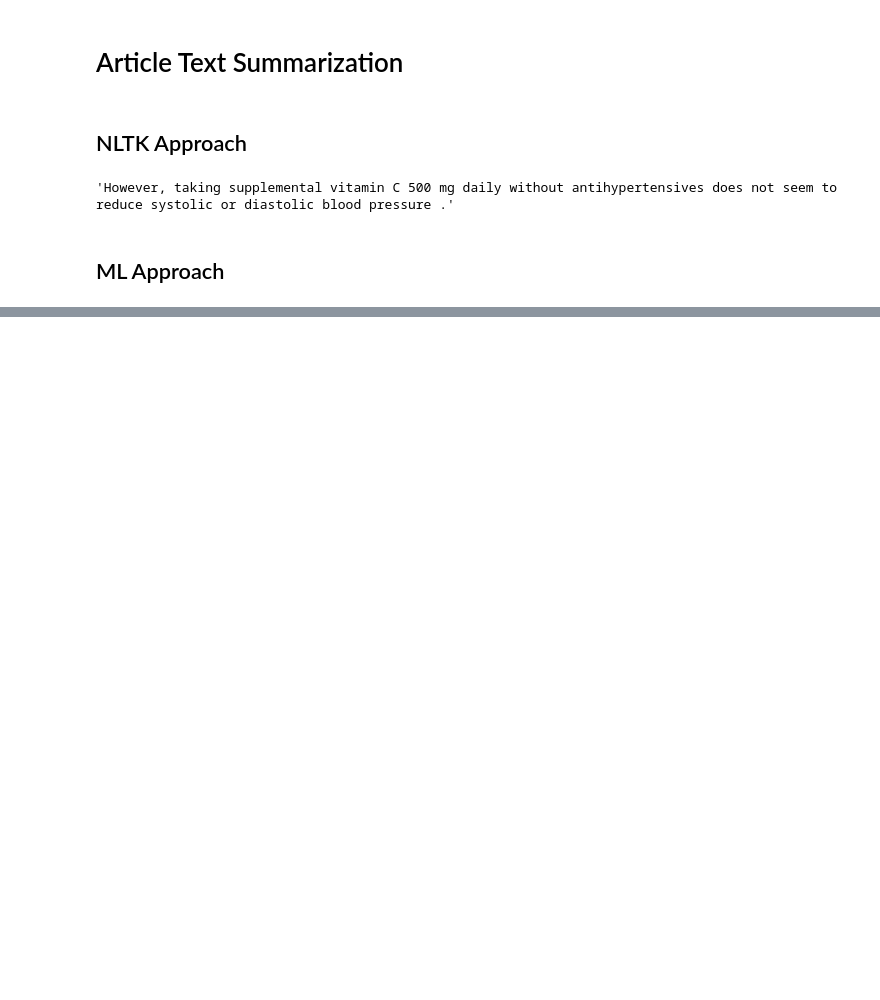
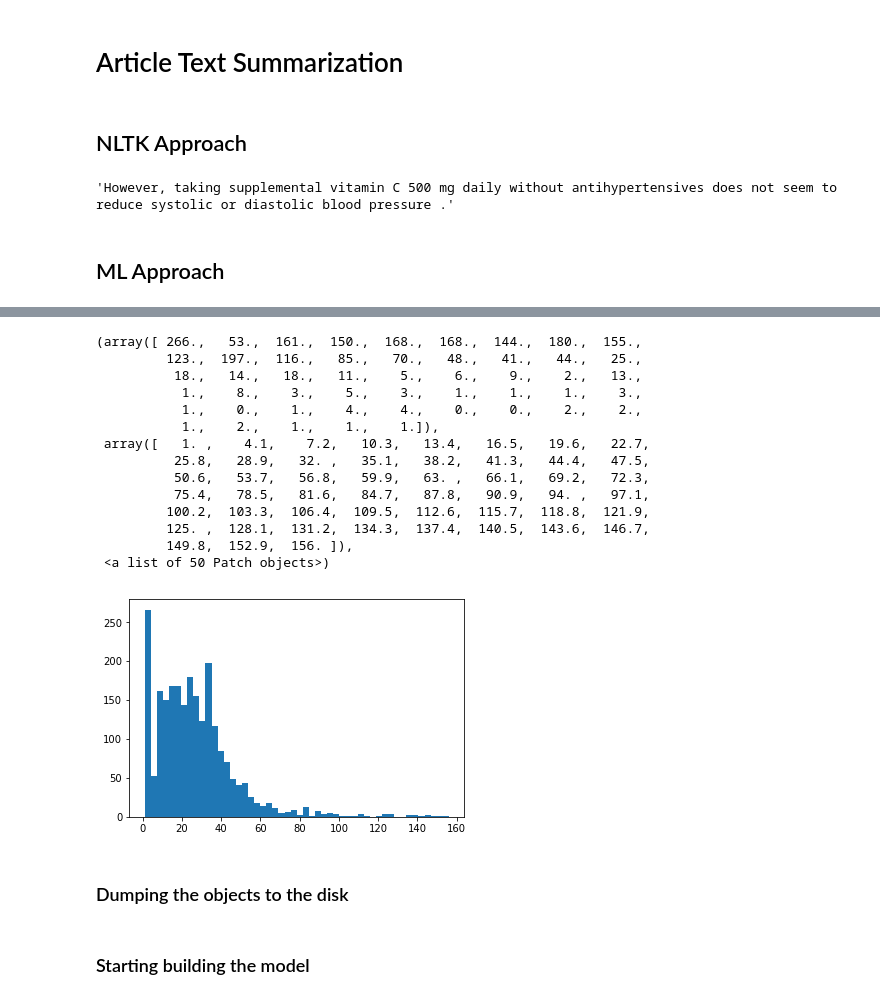
Before and after one commit to diegomrodz/natmed.project, a Jupyter notebook: Notebooks/Article Text Summarization.ipynb, the cells around one changed output, grey strips where cells are left out. Cells and saved outputs as stored; diff of their text form; code cells hidden in the pictures; blank space fills up the shorter version.

```diff
--- a/Notebooks/Article Text Summarization.ipynb
+++ b/Notebooks/Article Text Summarization.ipynb
@@ -66,0 +296,20 @@ summarize(ARTICLE)
+# %%
+plt.hist([len(x) for x in X], bins=50)
+# %% [output]
+(array([ 266.,   53.,  161.,  150.,  168.,  168.,  144.,  180.,  155.,
+         123.,  197.,  116.,   85.,   70.,   48.,   41.,   44.,   25.,
+          18.,   14.,   18.,   11.,    5.,    6.,    9.,    2.,   13.,
+           1.,    8.,    3.,    5.,    3.,    1.,    1.,    1.,    3.,
+           1.,    0.,    1.,    4.,    4.,    0.,    0.,    2.,    2.,
+           1.,    2.,    1.,    1.,    1.]),
+ array([   1. ,    4.1,    7.2,   10.3,   13.4,   16.5,   19.6,   22.7,
+          25.8,   28.9,   32. ,   35.1,   38.2,   41.3,   44.4,   47.5,
+          50.6,   53.7,   56.8,   59.9,   63. ,   66.1,   69.2,   72.3,
+          75.4,   78.5,   81.6,   84.7,   87.8,   90.9,   94. ,   97.1,
+         100.2,  103.3,  106.4,  109.5,  112.6,  115.7,  118.8,  121.9,
+         125. ,  128.1,  131.2,  134.3,  137.4,  140.5,  143.6,  146.7,
+         149.8,  152.9,  156. ]),
+ <a list of 50 Patch objects>)
+[figure, added]
+# %% [markdown]
+### Dumping the objects to the disk
@@ -66,0 +326,2 @@ summarize(ARTICLE)
+# %% [markdown]
+### Starting building the model
```
Also changed, not shown: parts of 63 cells of this notebook.
